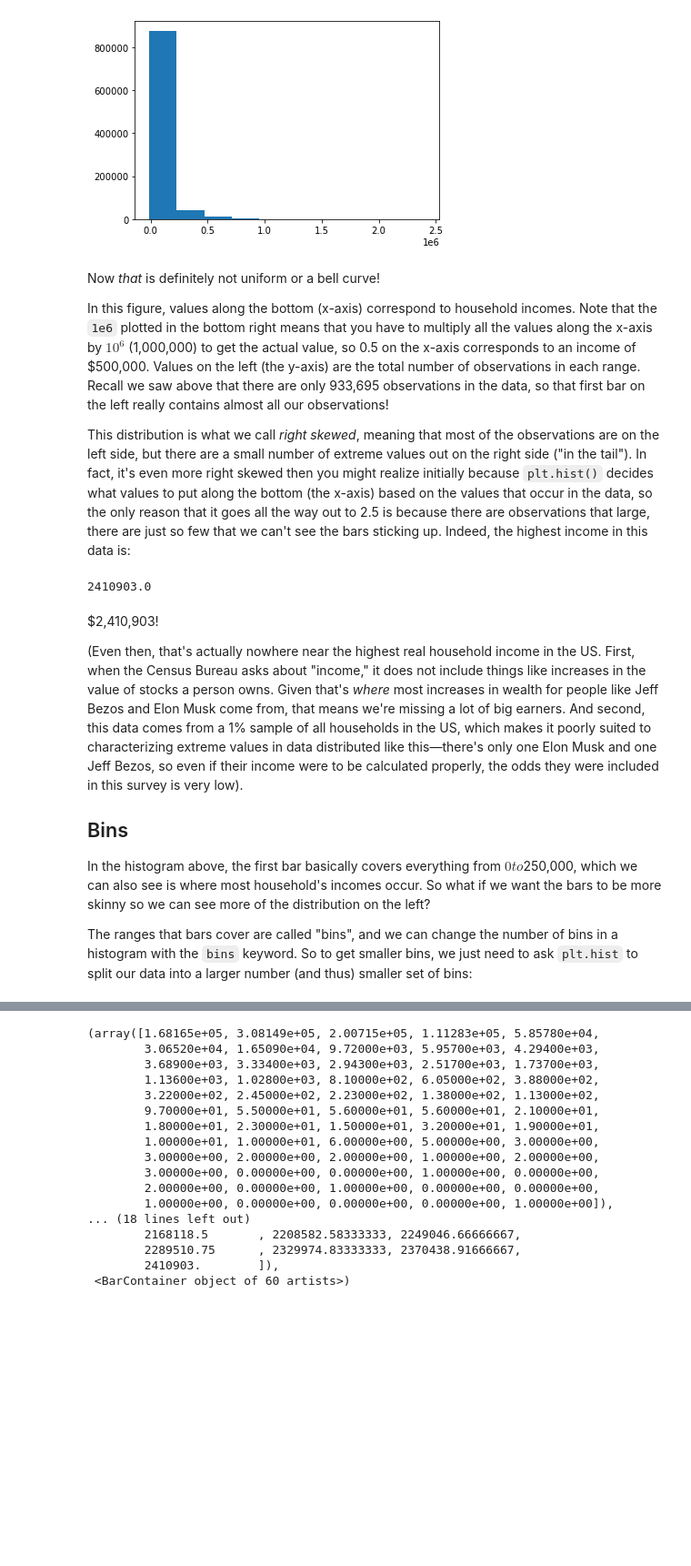
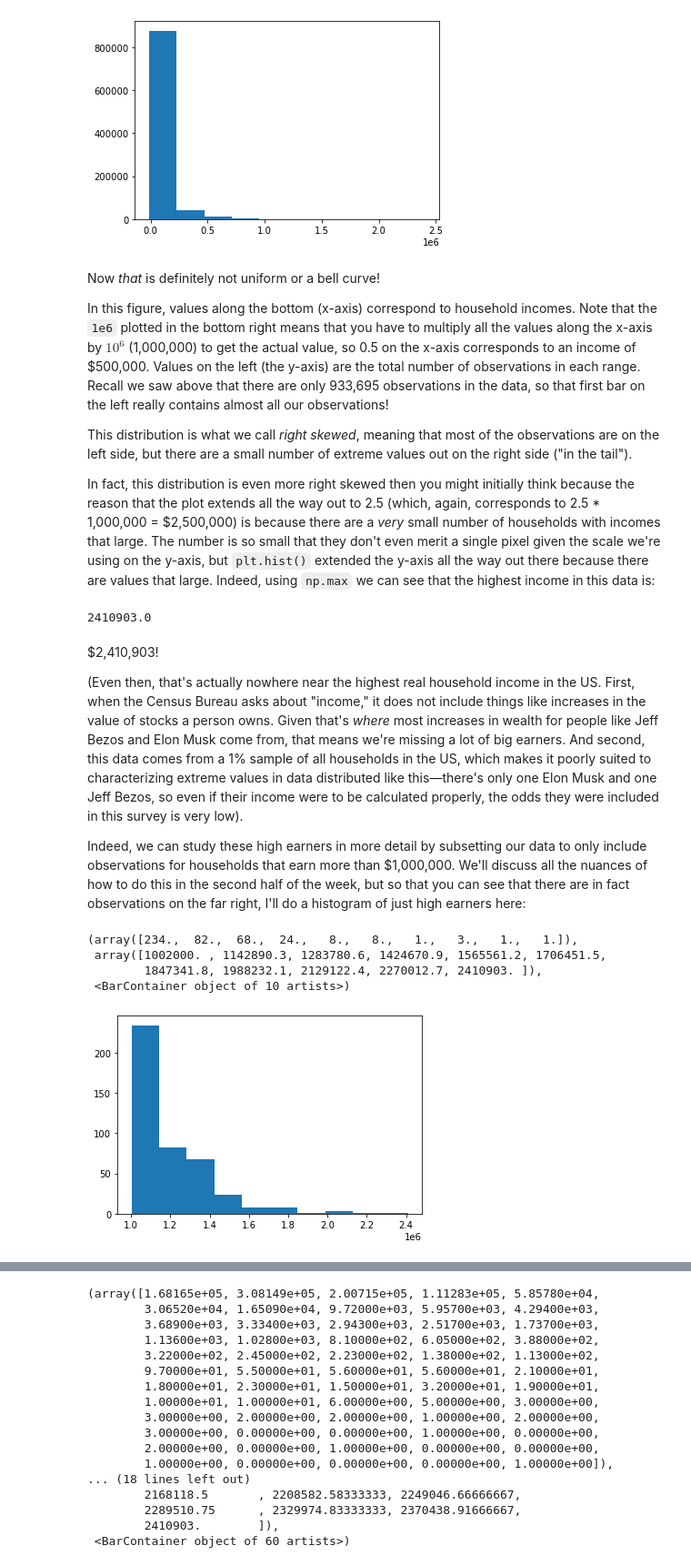
Before and after one commit to nickeubank/mids_coursera, a Jupyter notebook: class_2/week_2/22_histograms.ipynb, the cells around one changed output, grey strips where cells are left out. Shown: that part at 91% size. Cells and saved outputs as stored; diff of their text form; code cells hidden in the pictures; blank space fills up the shorter version.

Commit message:
clean up histograms

```diff
--- a/class_2/week_2/22_histograms.ipynb
+++ b/class_2/week_2/22_histograms.ipynb
@@ -72,7 +80,9 @@ Now *that* is definitely not uniform or a bell curve!
 
 In this figure, values along the bottom (x-axis) correspond to household incomes. Note that the `1e6` plotted in the bottom right means that you have to multiply all the values along the x-axis by $10^6$ (1,000,000) to get the actual value, so 0.5 on the x-axis corresponds to an income of $500,000. Values on the left (the y-axis) are the total number of observations in each range. Recall we saw above that there are only 933,695 observations in the data, so that first bar on the left really contains almost all our observations!
 
-This distribution is what we call *right skewed*, meaning that most of the observations are on the left side, but there are a small number of extreme values out on the right side ("in the tail"). In fact, it's even more right skewed then you might realize initially because `plt.hist()` decides what values to put along the bottom (the x-axis) based on the values that occur in the data, so the only reason that it goes all the way out to 2.5 is because there are observations that large, there are just so few that we can't see the bars sticking up. Indeed, the highest income in this data is:
+This distribution is what we call *right skewed*, meaning that most of the observations are on the left side, but there are a small number of extreme values out on the right side ("in the tail").
+
+In fact, this distribution is even more right skewed then you might initially think because the reason that the plot extends all the way out to 2.5 (which, again, corresponds to 2.5 * 1,000,000 = $2,500,000) is because there are a *very* small number of households with incomes that large. The number is so small that they don't even merit a single pixel given the scale we're using on the y-axis, but `plt.hist()` extended the y-axis all the way out there because there are values that large. Indeed, using `np.max` we can see that the highest income in this data is:
 # %%
 np.max(income)
 # %% [output]
@@ -82,8 +92,19 @@ $2,410,903!
 
 (Even then, that's actually nowhere near the highest real household income in the US. First, when the Census Bureau asks about "income," it does not include things like increases in the value of stocks a person owns. Given that's *where* most increases in wealth for people like Jeff Bezos and Elon Musk come from, that means we're missing a lot of big earners. And second, this data comes from a 1% sample of all households in the US, which makes it poorly suited to characterizing extreme values in data distributed like this—there's only one Elon Musk and one Jeff Bezos, so even if their income were to be calculated properly, the odds they were included in this survey is very low).
 
-## Bins
-
-In the histogram above, the first bar basically covers everything from $0 to $250,000, which we can also see is where most household's incomes occur. So what if we want the bars to be more skinny so we can see more of the distribution on the left?
-
-The ranges that bars cover are called "bins", and we can change the number of bins in a histogram with the `bins` keyword. So to get smaller bins, we just need to ask `plt.hist` to split our data into a larger number (and thus) smaller set of bins:
+Indeed, we can study these high earners in more detail by subsetting our data to only include observations for households that earn more than $1,000,000. We'll discuss all the nuances of how to do this in the second half of the week, but so that you can see that there are in fact observations on the far right, I'll do a histogram of just high earners here:
+# %%
+# Subset our vector, keeping only the observations for
+# households earning more than a million dollars a year.
+# I haven't shown you had to do this yet,
+# but I will before the week is over!
+just_high_earners = income[income > 1_000_000]
+
+# Now plot a histogram for these high earners
+plt.hist(just_high_earners)
+# %% [output]
+(array([234.,  82.,  68.,  24.,   8.,   8.,   1.,   3.,   1.,   1.]),
+ array([1002000. , 1142890.3, 1283780.6, 1424670.9, 1565561.2, 1706451.5,
+        1847341.8, 1988232.1, 2129122.4, 2270012.7, 2410903. ]),
+ <BarContainer object of 10 artists>)
+[figure, added]
```
Also changed, not shown: parts of 6 cells of this notebook.
